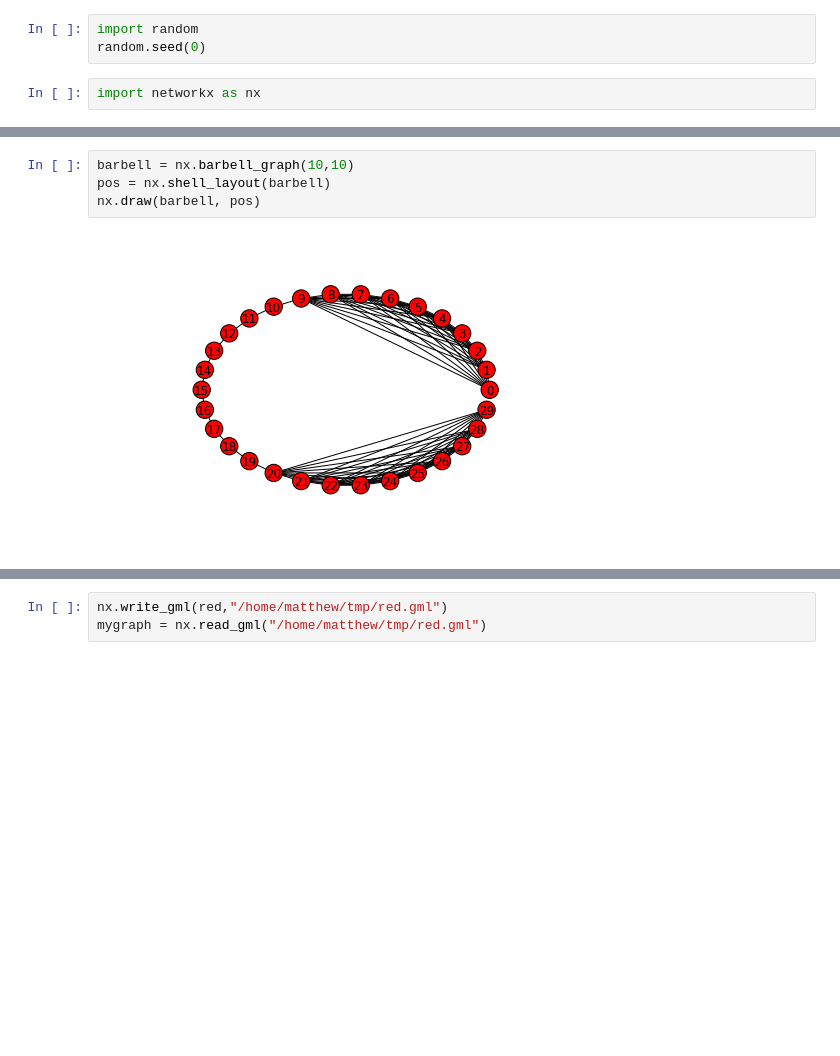
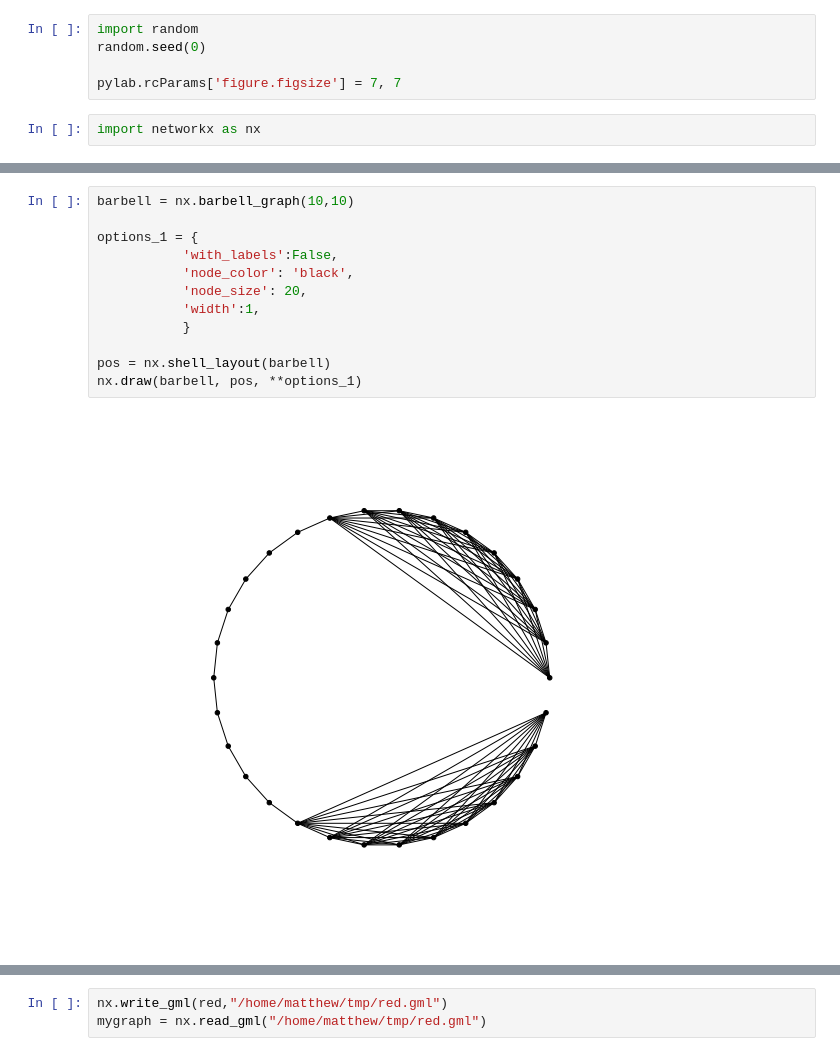
Before and after one commit to MHenderson/graph-drawing, a Jupyter notebook: networkx-drawing-notebook.ipynb, the cells around one changed output, grey strips where cells are left out. Drawn from its saved outputs; the diff is of its cells as text; blank space fills up the shorter version.

```diff
--- a/networkx-drawing-notebook.ipynb
+++ b/networkx-drawing-notebook.ipynb
@@ -3,6 +3,8 @@
 # %%
 import random
 random.seed(0)
+
+pylab.rcParams['figure.figsize'] = 7, 7
 # %%
 import networkx as nx
 # %%
@@ -19,9 +33,17 @@ nx.draw(K_3_5, pos = pos)
 # %%
 barbell = nx.barbell_graph(10,10)
+
+options_1 = {
+           'with_labels':False,
+           'node_color': 'black',
+           'node_size': 20,
+           'width':1,
+           }
+
 pos = nx.shell_layout(barbell)
-nx.draw(barbell, pos)
+nx.draw(barbell, pos, **options_1)
 # %% [output]
-[figure, old version]
+[figure, new version]
 # %%
 lollipop = nx.lollipop_graph(10,20)
 pos = nx.spring_layout(lollipop)
```
Also changed, not shown: parts of 12 cells of this notebook.
